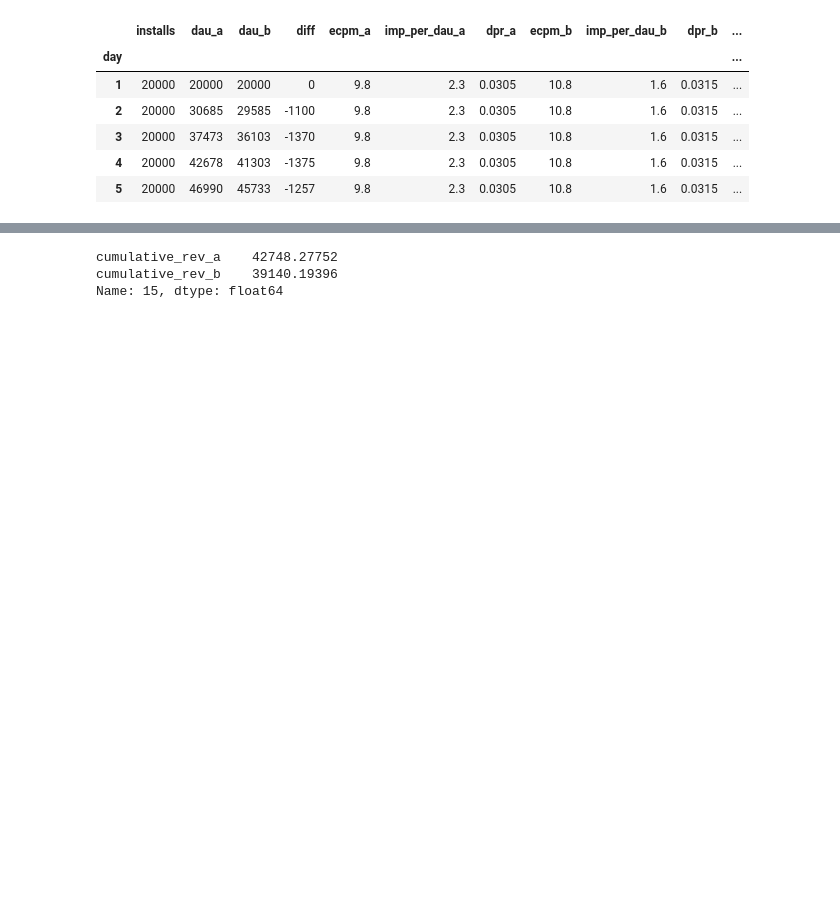
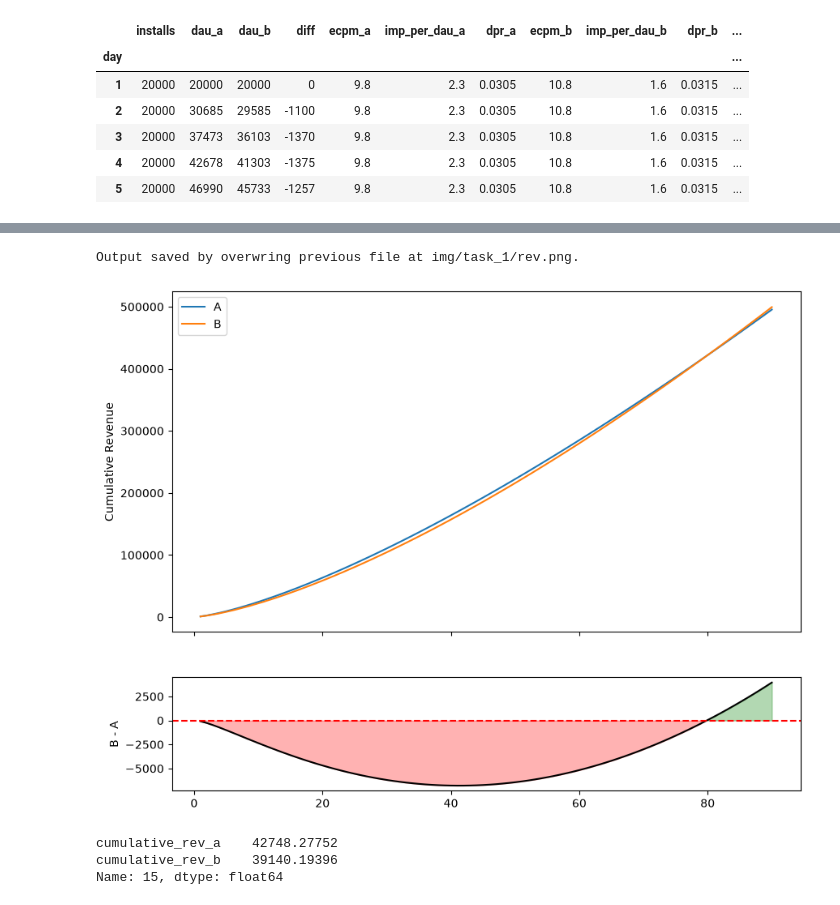
Before and after one commit to pxfurkanenes/vertigo_case, a Jupyter notebook: task_1.ipynb, the cells around one changed output, grey strips where cells are left out. Saved outputs shown, nothing was run; the diff lists cells and outputs as text; code cells hidden in the pictures; blank space fills up the shorter version.

```diff
--- a/task_1.ipynb
+++ b/task_1.ipynb
@@ -89,4 +100,43 @@ daily_sim['dau_b'] = np.convolve(
 )[:len(daily_sim)].astype(int)
 
 daily_sim = daily_sim.set_index('day')
+# %%
+def value_diff_charts(daily_sim, a_field, b_field, diff_field, title):
+    """
+    diff_field must be B - A
+    """
+    fig, (ax1, ax2) = plt.subplots(
+        2, 1,
+        figsize=(10, 8),
+        sharex=True,
+        gridspec_kw={"height_ratios": [3, 1]}
+    )
+
+    # Original DAU
+    ax1.plot(daily_sim.index, daily_sim[a_field], label="A")
+    ax1.plot(daily_sim.index, daily_sim[b_field], label="B")
+    ax1.legend()
+    ax1.set_ylabel(title)
+
+    # Difference
+    ax2.plot(daily_sim.index, daily_sim[diff_field], color="black")
+    ax2.axhline(0, color="red", linestyle="--")
+    ax2.fill_between(
+        daily_sim.index,
+        daily_sim[diff_field],
+        0,
+        where=daily_sim[diff_field] > 0,
+        alpha=0.3,
+        color="green"
+    )
+    ax2.fill_between(
+        daily_sim.index,
+        daily_sim[diff_field],
+        0,
+        where=daily_sim[diff_field] < 0,
+        alpha=0.3,
+        color="red"
+    )
+
+    ax2.set_ylabel("B - A")
 # %%
@@ -214,3 +189,11 @@ Text(0, 0.5, 'B - A')
+# %%
+%%capture_img --path "./img/task_1/rev.png"
+
+daily_sim["rev_diff"] = daily_sim["cumulative_rev_b"] - daily_sim["cumulative_rev_a"]
+value_diff_charts(daily_sim[:90], "cumulative_rev_a", "cumulative_rev_b", "rev_diff", "Cumulative Revenue")
+# %% [output]
+Output saved by overwring previous file at img/task_1/rev.png.
+[figure, added]
 # %%
 daily_sim[["cumulative_rev_a", "cumulative_rev_b"]].loc[15]
 # %% [output]
```
Also changed, not shown: parts of 23 cells of this notebook, 27 other files.
